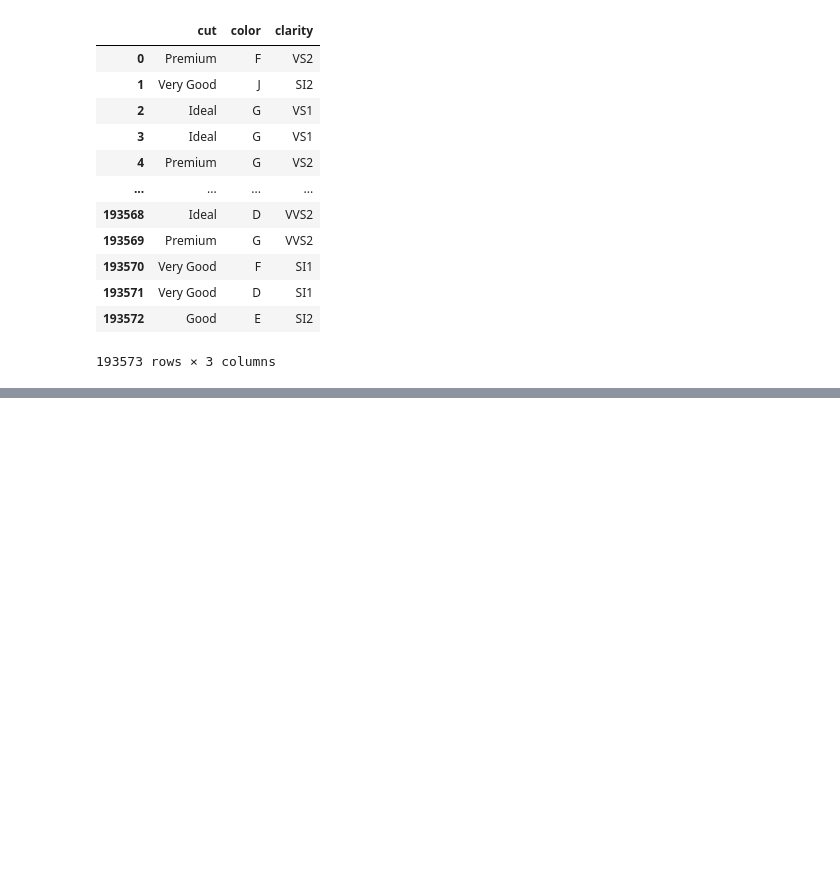
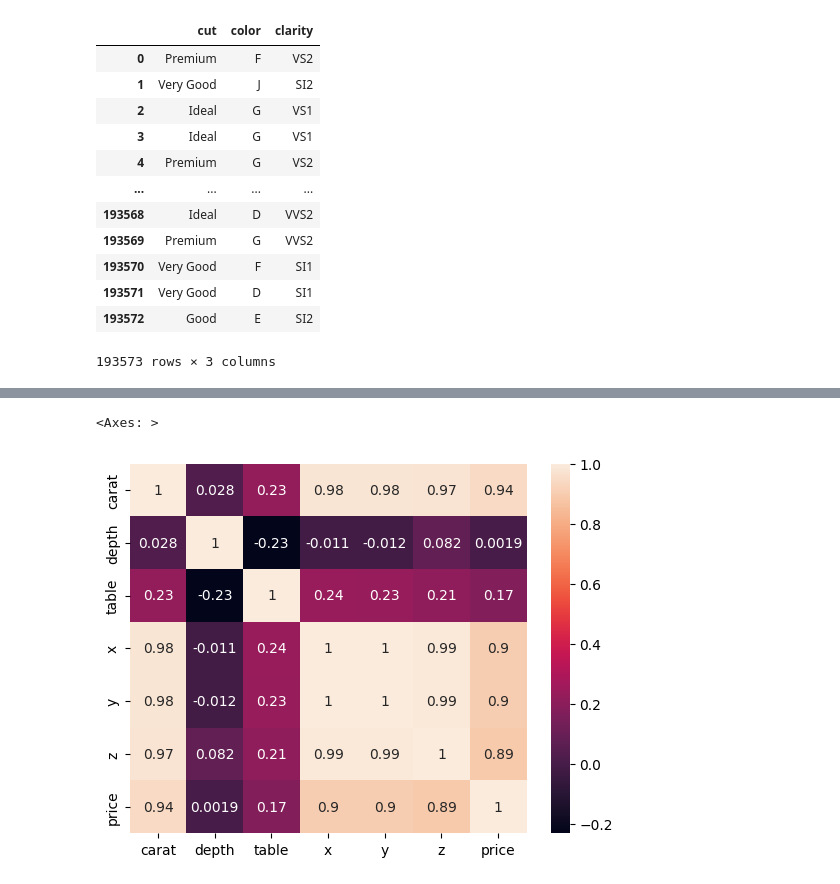
Before and after one commit to lokesh-repaka/Gem-Stone-price-prediction, a Jupyter notebook: experiment/experiments.ipynb, the cells around one changed output, grey strips where cells are left out. Drawn from its saved outputs; the diff is of its cells as text; code cells hidden in the pictures; blank space fills up the shorter version.

```diff
--- a/experiment/experiments.ipynb
+++ b/experiment/experiments.ipynb
@@ -178,0 +236,6 @@ data[cat_columns]
+# %%
+
+sns.heatmap(data[num_columns].corr(),annot=True)
+# %% [output]
+<Axes: >
+[figure, added]
```
Also changed, not shown: parts of 7 cells of this notebook.
